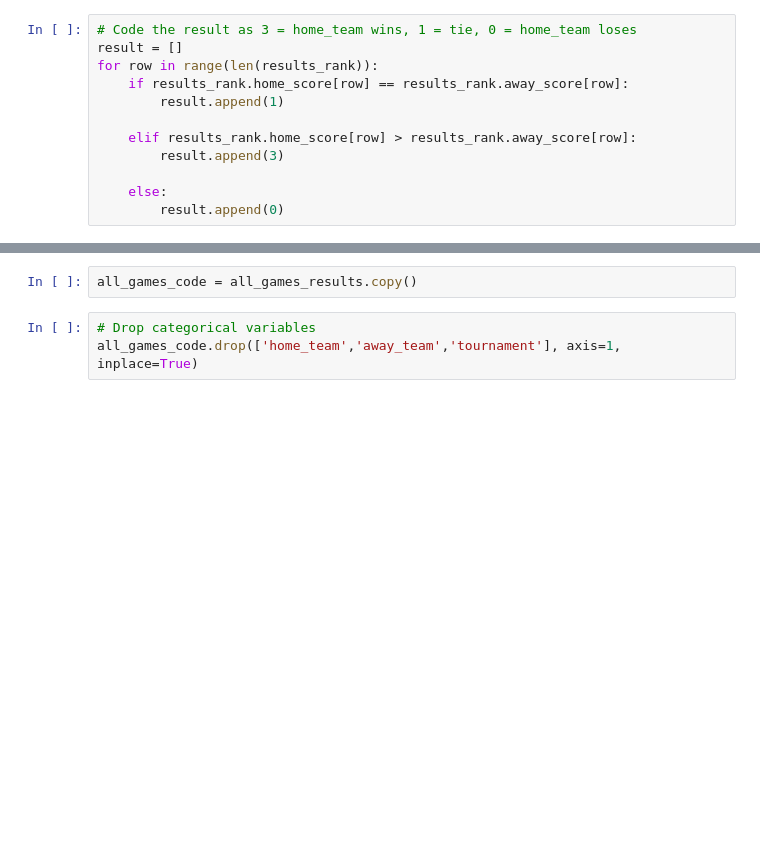
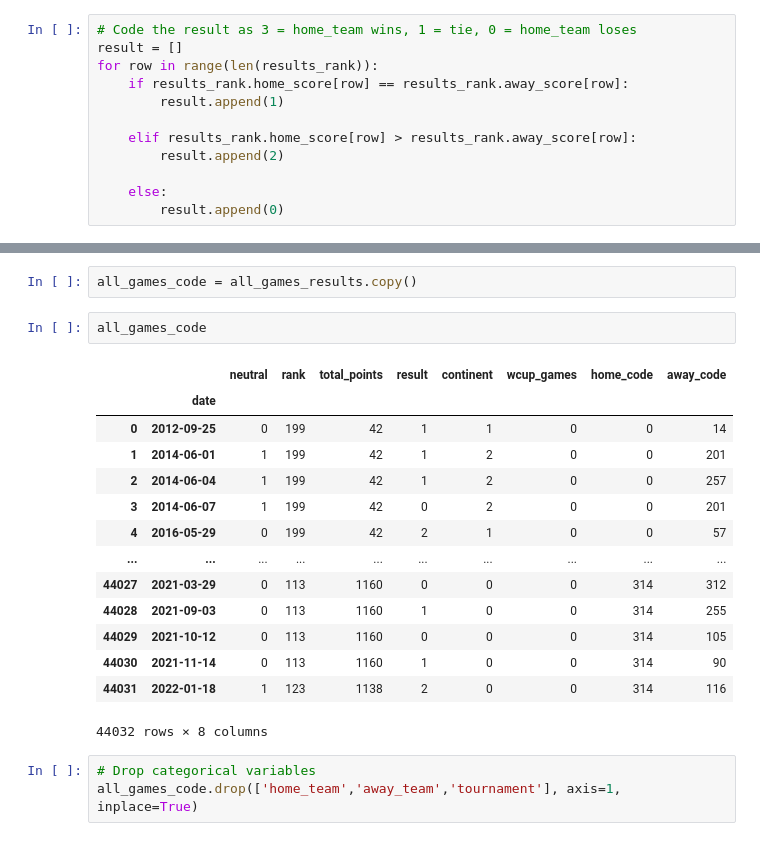
Before and after one commit to Dnbg1982/Practice-Projects, a Jupyter notebook: Notebooks/WorldCup.ipynb, the cells around one changed output, grey strips where cells are left out. Cells and saved outputs as stored; diff of their text form; blank space fills up the shorter version.

```diff
--- a/Notebooks/WorldCup.ipynb
+++ b/Notebooks/WorldCup.ipynb
@@ -166,7 +170,7 @@ for row in range(len(results_rank)):
         result.append(1)
 
     elif results_rank.home_score[row] > results_rank.away_score[row]:
-        result.append(3)
+        result.append(2)
 
     else:
         result.append(0)
@@ -244,6 +248,23 @@ all_games_results['neutral'] = all_games_results['neutral'].astype(int)
 all_games_results['continent'] = all_games_results['continent'].astype('category').cat.codes
 # %%
 all_games_code = all_games_results.copy()
+# %%
+all_games_code
+# %% [output]
+|  |  | neutral | rank | total_points | result | continent | wcup_games | home_code | away_code |
+|  | date |  |  |  |  |  |  |  |  |
+| 0 | 2012-09-25 | 0 | 199 | 42 | 1 | 1 | 0 | 0 | 14 |
+| 1 | 2014-06-01 | 1 | 199 | 42 | 1 | 2 | 0 | 0 | 201 |
+| 2 | 2014-06-04 | 1 | 199 | 42 | 1 | 2 | 0 | 0 | 257 |
+| 3 | 2014-06-07 | 1 | 199 | 42 | 0 | 2 | 0 | 0 | 201 |
+| 4 | 2016-05-29 | 0 | 199 | 42 | 2 | 1 | 0 | 0 | 57 |
+| ... | ... | ... | ... | ... | ... | ... | ... | ... | ... |
+| 44027 | 2021-03-29 | 0 | 113 | 1160 | 0 | 0 | 0 | 314 | 312 |
+| 44028 | 2021-09-03 | 0 | 113 | 1160 | 1 | 0 | 0 | 314 | 255 |
+| 44029 | 2021-10-12 | 0 | 113 | 1160 | 0 | 0 | 0 | 314 | 105 |
+| 44030 | 2021-11-14 | 0 | 113 | 1160 | 1 | 0 | 0 | 314 | 90 |
+| 44031 | 2022-01-18 | 1 | 123 | 1138 | 2 | 0 | 0 | 314 | 116 |
+44032 rows × 8 columns
 # %%
 # Drop categorical variables
 all_games_code.drop(['home_team','away_team','tournament'], axis=1, inplace=True)
```
Also changed, not shown: parts of 31 cells of this notebook, 1 other file.
